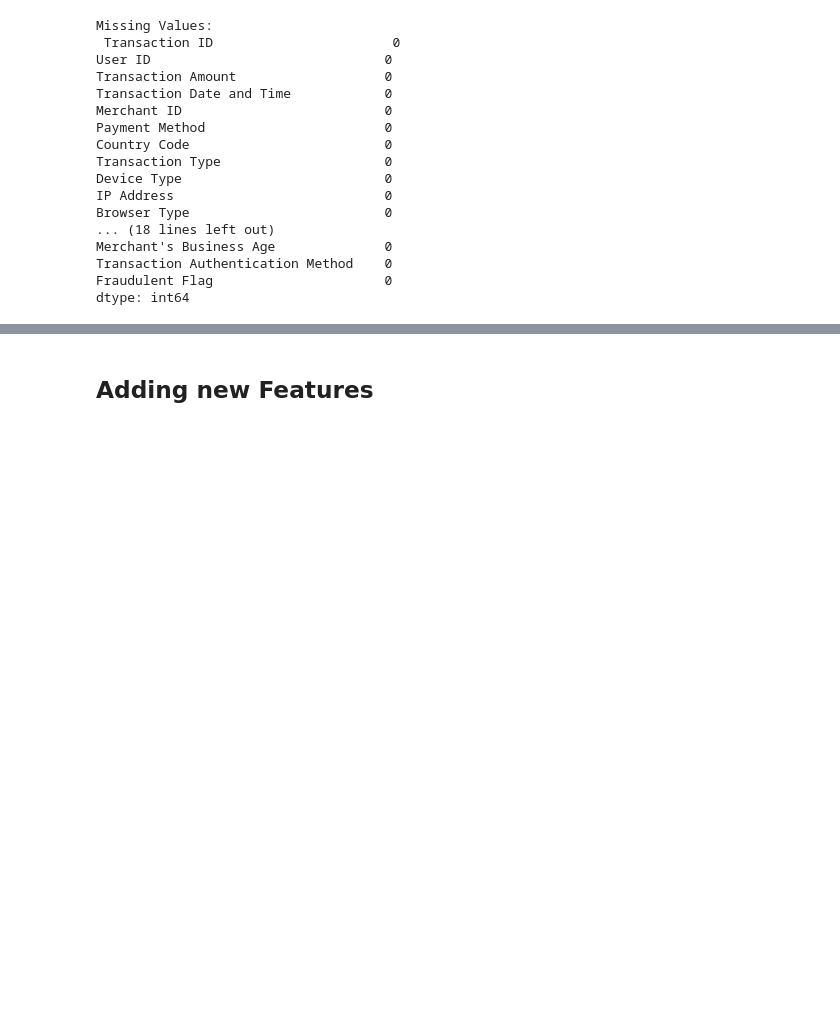
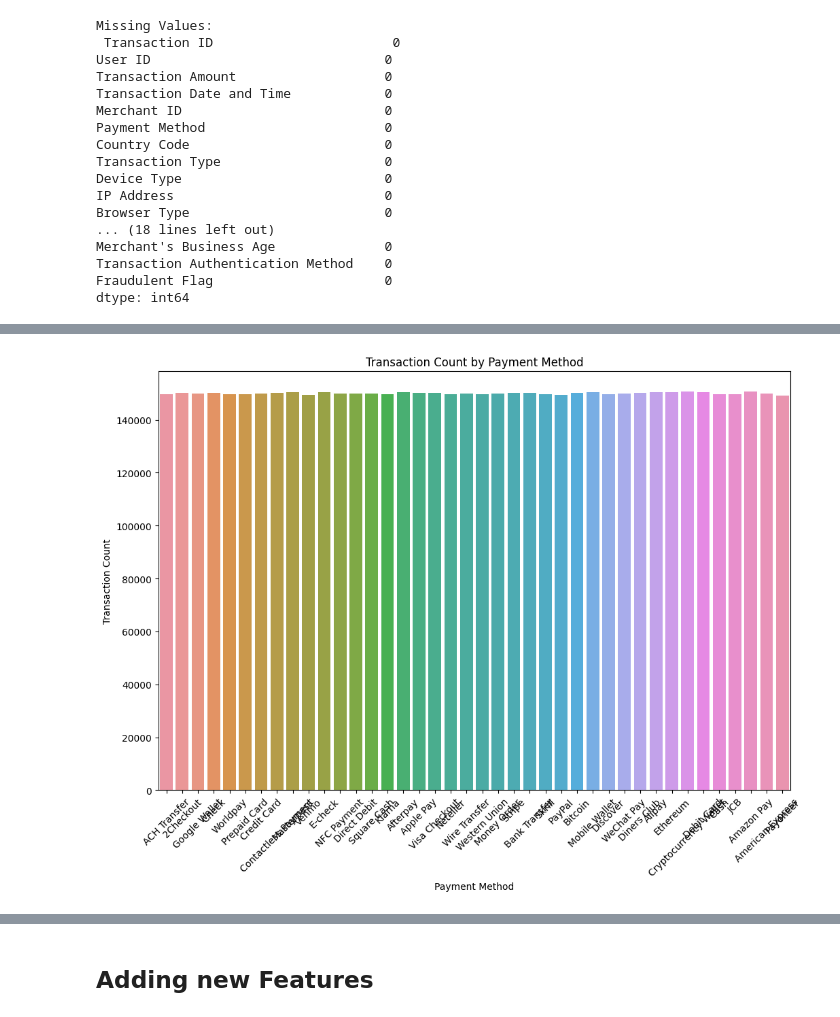
Before and after one commit to Kennedy87670/DatafestAfrica2023_Fruad_Detection_system, a Jupyter notebook: Fraud_Detection.ipynb, the cells around one changed output, grey strips where cells are left out. Saved outputs shown, nothing was run; the diff lists cells and outputs as text; code cells hidden in the pictures; blank space fills up the shorter version.

```diff
--- a/Fraud_Detection.ipynb
+++ b/Fraud_Detection.ipynb
@@ -207,0 +251,13 @@ dtype: int64
+# %%
+# Transaction Count by Payment Method:
+# Bar chart showing the count of transactions for each payment method.
+
+import seaborn as sns
+sns.countplot(data=data, x='Payment Method')
+plt.xticks(rotation=45)
+plt.xlabel('Payment Method')
+plt.ylabel('Transaction Count')
+plt.title('Transaction Count by Payment Method')
+plt.show()
+# %% [output]
+[figure, added]
```
Also changed, not shown: parts of 28 cells of this notebook.
